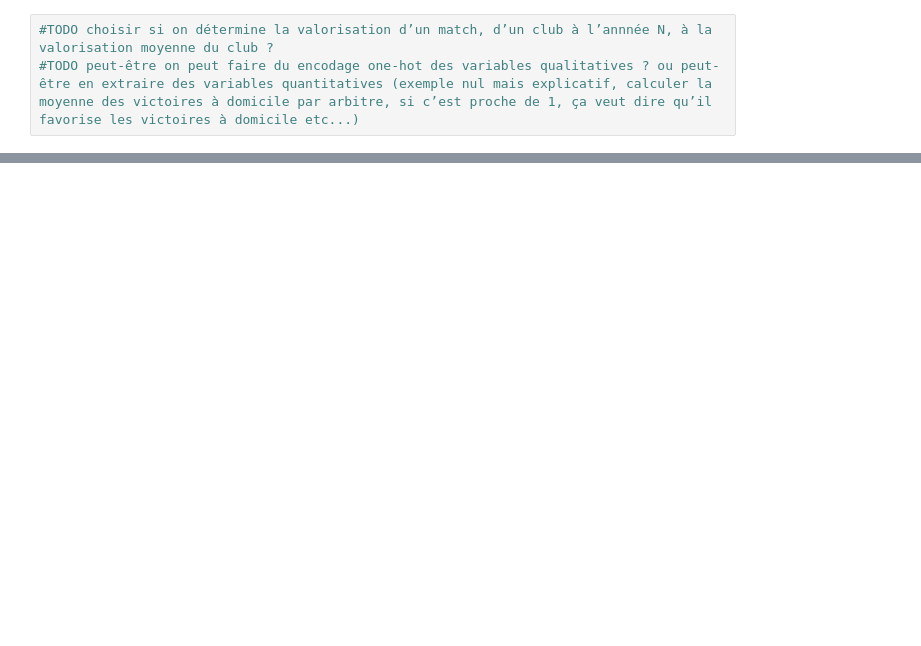
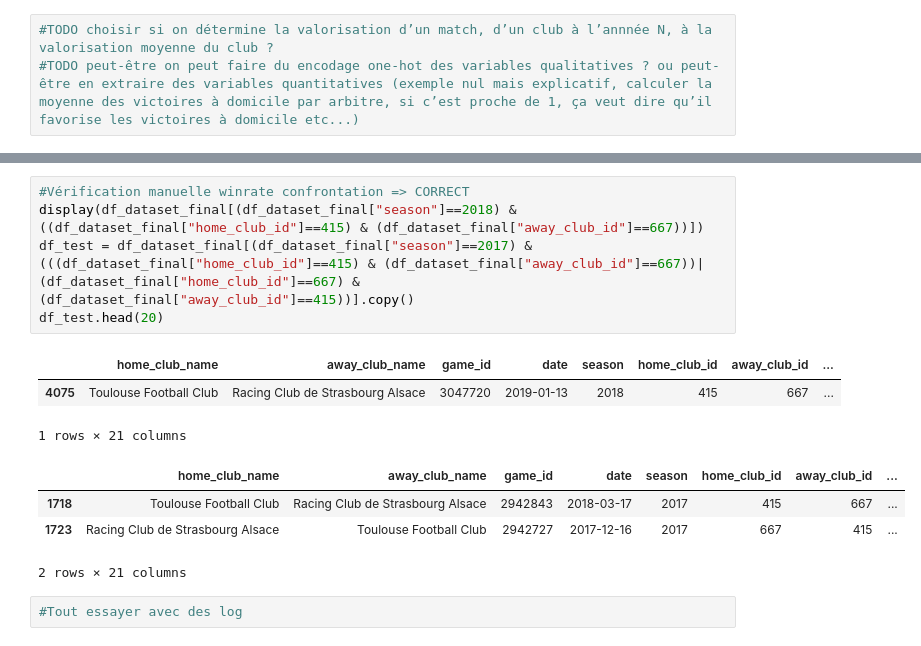
Before and after one commit to AntoninChevalier/Winunmax, a Jupyter notebook: notebooks/exploration.ipynb, the cells around one changed output, grey strips where cells are left out. Saved outputs shown, nothing was run; the diff lists cells and outputs as text; blank space fills up the shorter version.

```diff
--- a/notebooks/exploration.ipynb
+++ b/notebooks/exploration.ipynb
@@ -343,0 +362,15 @@ df_dataset_final.head(5)
+# %%
+#Vérification manuelle winrate confrontation => CORRECT
+display(df_dataset_final[(df_dataset_final["season"]==2018) & ((df_dataset_final["home_club_id"]==415) & (df_dataset_final["away_club_id"]==667))])
+df_test = df_dataset_final[(df_dataset_final["season"]==2017) & (((df_dataset_final["home_club_id"]==415) & (df_dataset_final["away_club_id"]==667))|(df_dataset_final["home_club_id"]==667) & (df_dataset_final["away_club_id"]==415))].copy()
+df_test.head(20)
+# %% [output]
+|  | home_club_name | away_club_name | game_id | date | season | home_club_id | away_club_id | ... |
+| 4075 | Toulouse Football Club | Racing Club de Strasbourg Alsace | 3047720 | 2019-01-13 | 2018 | 415 | 667 | ... |
+1 rows × 21 columns
+|  | home_club_name | away_club_name | game_id | date | season | home_club_id | away_club_id | ... |
+| 1718 | Toulouse Football Club | Racing Club de Strasbourg Alsace | 2942843 | 2018-03-17 | 2017 | 415 | 667 | ... |
+| 1723 | Racing Club de Strasbourg Alsace | Toulouse Football Club | 2942727 | 2017-12-16 | 2017 | 667 | 415 | ... |
+2 rows × 21 columns
+# %%
+#Tout essayer avec des log
```
Also changed, not shown: parts of 15 cells of this notebook, 1 other file.
